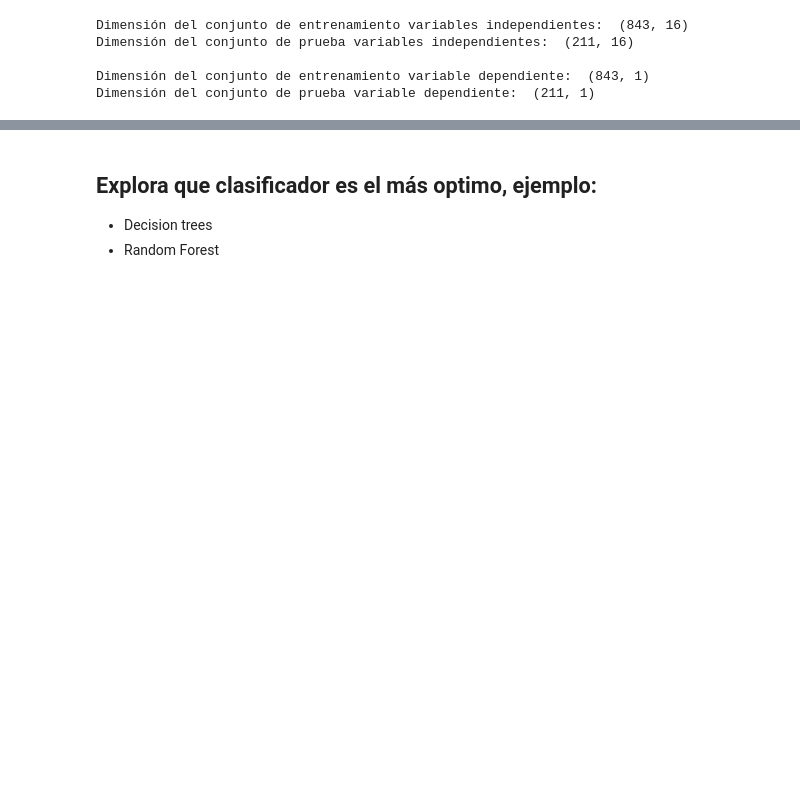
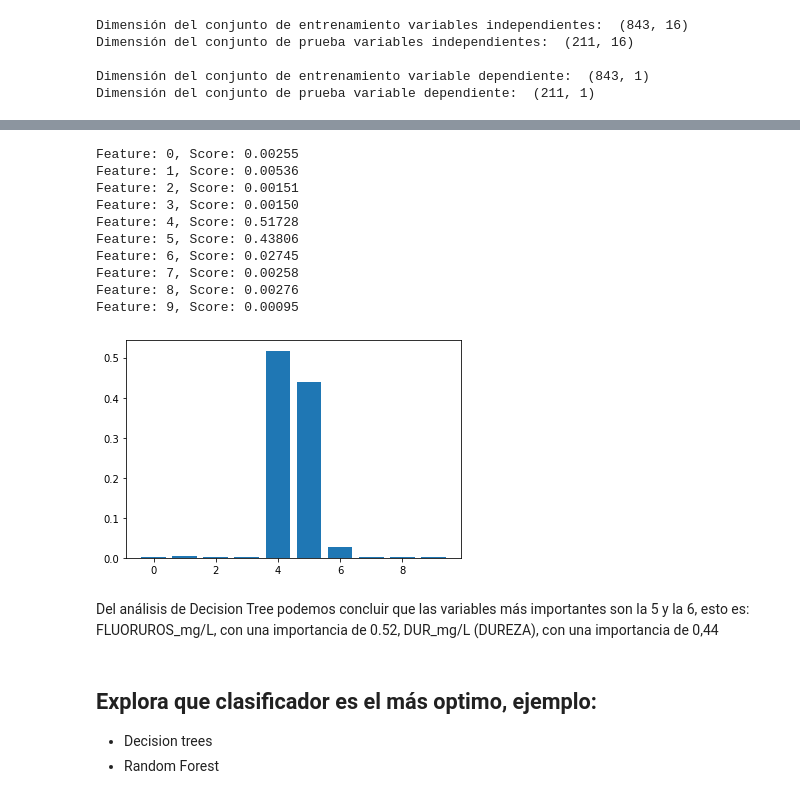
Before and after one commit to PosgradoMNA/actividades-del-proyecto-equipo-149, a Jupyter notebook: Entrega_2_Aguas_subterráneas_(equipo_149).ipynb, the cells around one changed output, grey strips where cells are left out. Cells and saved outputs as stored; diff of their text form; code cells hidden in the pictures; blank space fills up the shorter version.

```diff
--- a/Entrega_2_Aguas_subterráneas_(equipo_149).ipynb
+++ b/Entrega_2_Aguas_subterráneas_(equipo_149).ipynb
@@ -308,3 +323,33 @@ Del análisis de Random Forest podemos concluir que la variable más importante
+# %%
+#Decision Tree
+X, y = make_regression(n_samples=1000, n_features=10, n_informative=5, random_state=1)
+
+model = DecisionTreeRegressor()
+
+model.fit(X, y)
+
+prioridad = model.feature_importances_
+
+# Resumimos feature importance
+for i,v in enumerate(prioridad):
+	print('Feature: %0d, Score: %.5f' % (i,v))
+# Graficamos feature importance
+pyplot.bar([x for x in range(len(prioridad))], prioridad)
+pyplot.show()
+# %% [output]
+Feature: 0, Score: 0.00255
+Feature: 1, Score: 0.00536
+Feature: 2, Score: 0.00151
+Feature: 3, Score: 0.00150
+Feature: 4, Score: 0.51728
+Feature: 5, Score: 0.43806
+Feature: 6, Score: 0.02745
+Feature: 7, Score: 0.00258
+Feature: 8, Score: 0.00276
+Feature: 9, Score: 0.00095
+[figure, added]
+# %% [markdown]
+Del análisis de Decision Tree podemos concluir que las variables más importantes son la 5 y la 6, esto es: FLUORUROS_mg/L, con una importancia de 0.52,	DUR_mg/L (DUREZA), con una importancia de 0,44
 # %% [markdown]
 ## Explora que clasificador es el más optimo, ejemplo:
 
```
Also changed, not shown: parts of 4 cells of this notebook.
